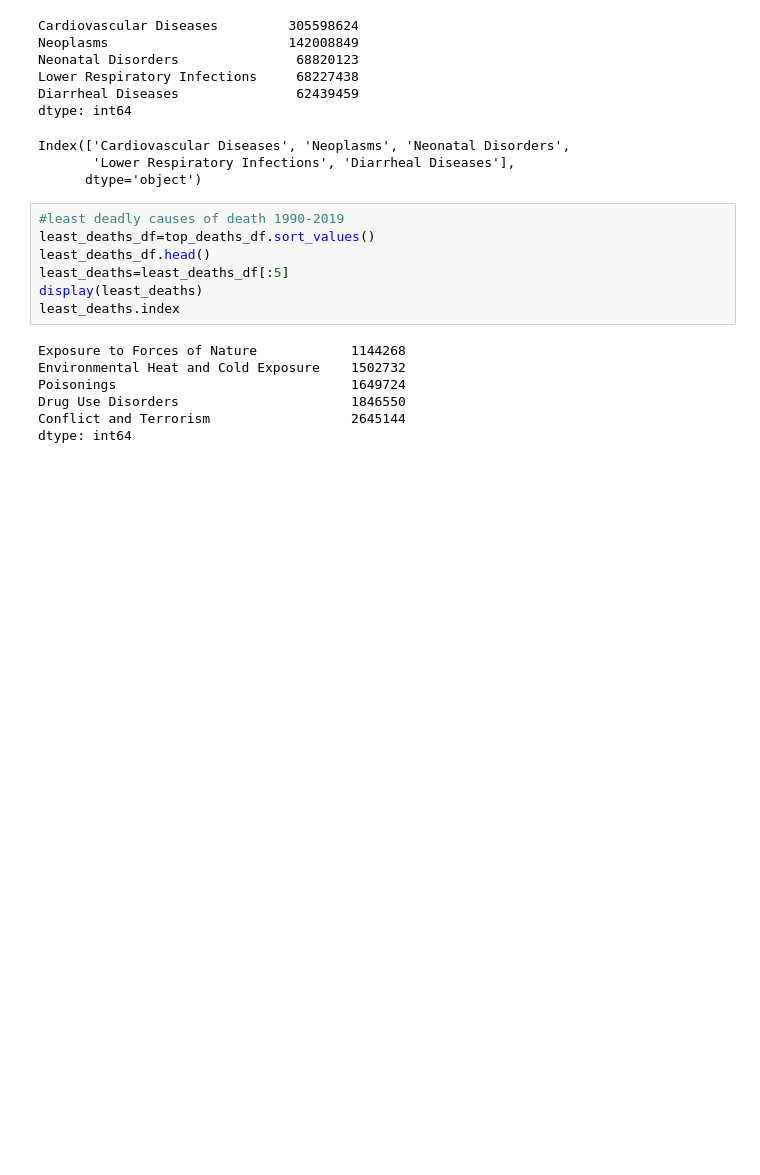
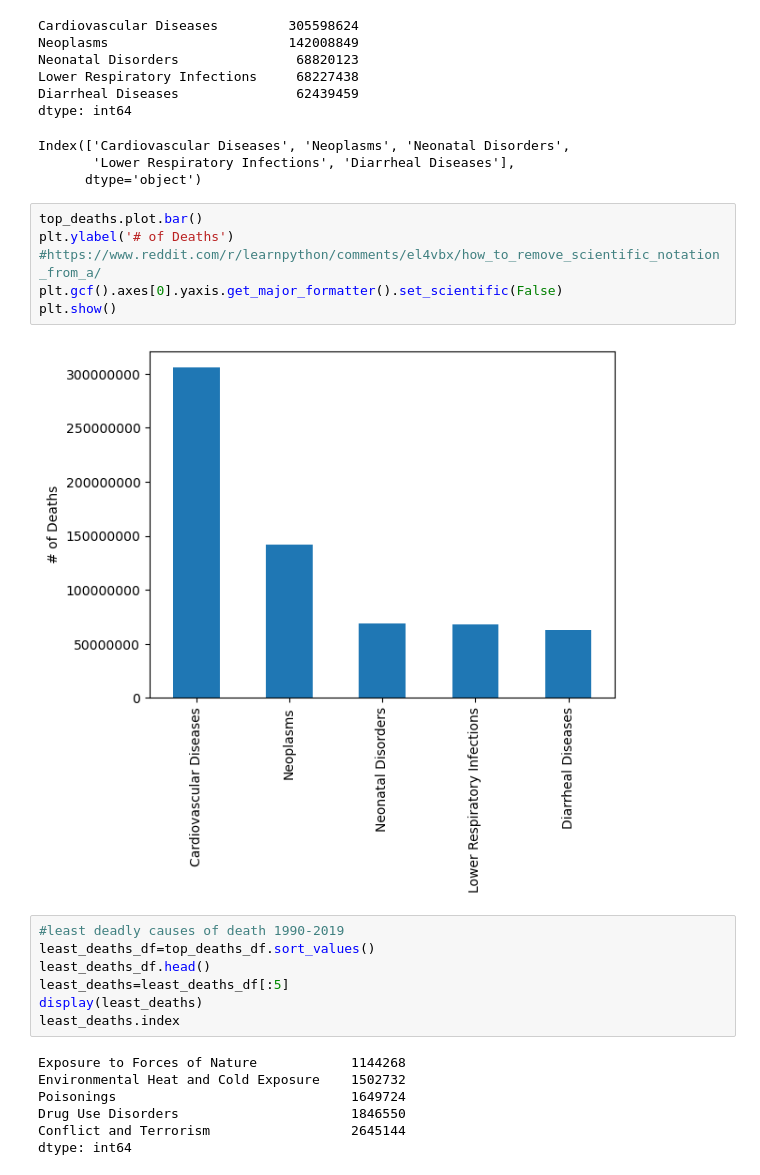
Before and after one commit to thomasjngo/Cause-of-Death-Analysis, a Jupyter notebook: Cause of Death Analysis/CommonCausesofDeath.ipynb, the cells around one changed output. Saved outputs shown, nothing was run; the diff lists cells and outputs as text; blank space fills up the shorter version.

```diff
--- a/Cause of Death Analysis/CommonCausesofDeath.ipynb
+++ b/Cause of Death Analysis/CommonCausesofDeath.ipynb
@@ -101,6 +103,14 @@ dtype: int64
 Index(['Cardiovascular Diseases', 'Neoplasms', 'Neonatal Disorders',
        'Lower Respiratory Infections', 'Diarrheal Diseases'],
       dtype='object')
+# %%
+top_deaths.plot.bar()
+plt.ylabel('# of Deaths')
+#https://www.reddit.com/r/learnpython/comments/el4vbx/how_to_remove_scientific_notation_from_a/
+plt.gcf().axes[0].yaxis.get_major_formatter().set_scientific(False)
+plt.show()
+# %% [output]
+[figure, added]
 # %%
 #least deadly causes of death 1990-2019
 least_deaths_df=top_deaths_df.sort_values()
```
Also changed, not shown: parts of 13 cells of this notebook, 1 other file.
